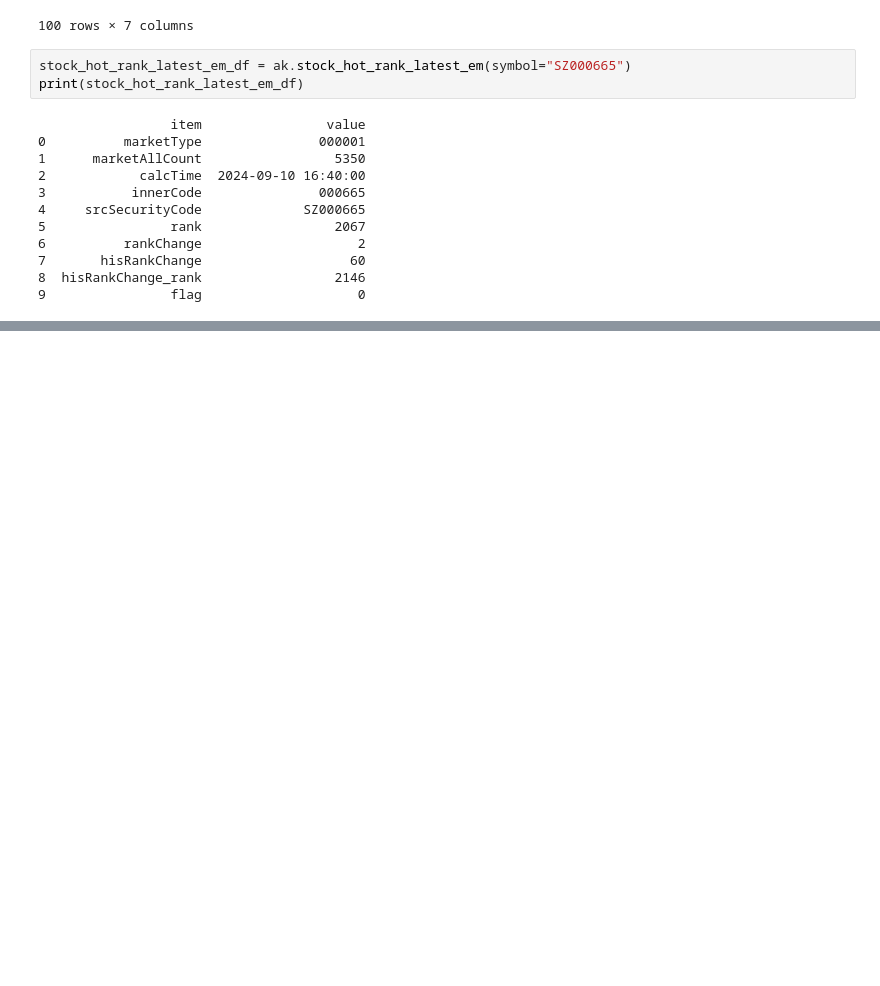
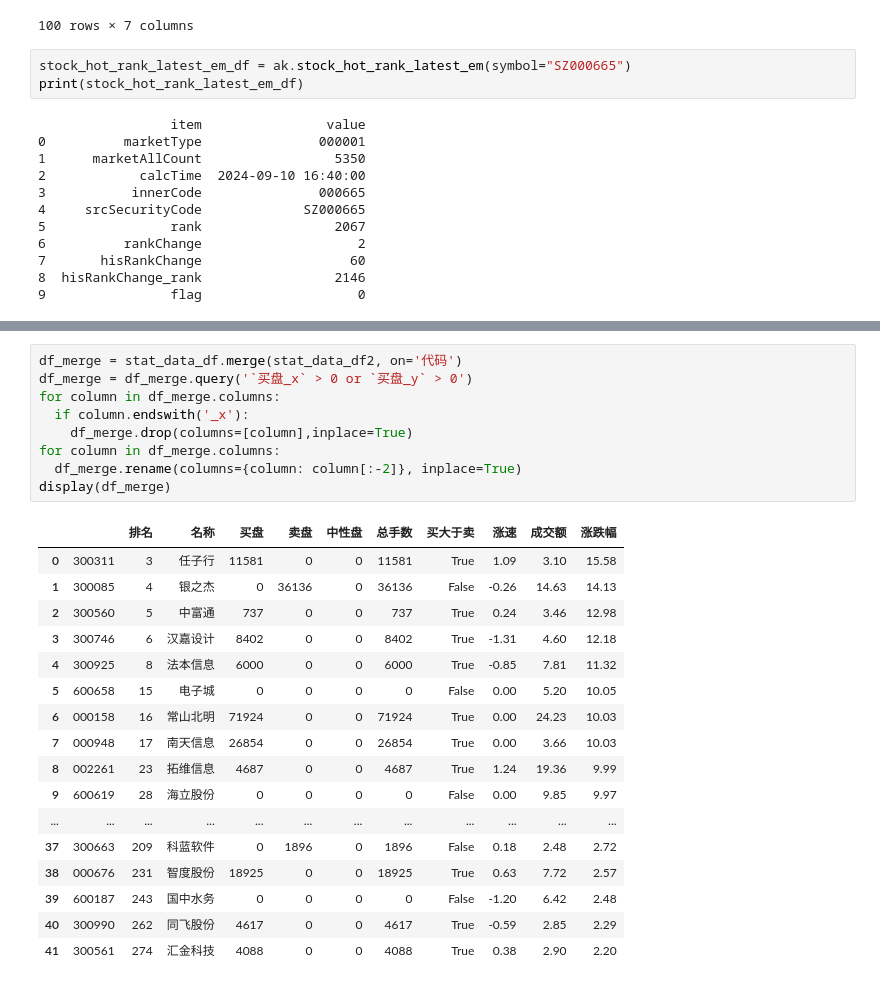
Before and after one commit to ten2net/Sequoia, a Jupyter notebook: 图灵甄选/turing_filter_for_a_stock/notebooks/bid_and_ask.ipynb, the cells around one changed output, grey strips where cells are left out. Drawn from its saved outputs; the diff is of its cells as text; blank space fills up the shorter version.

```diff
--- a/图灵甄选/turing_filter_for_a_stock/notebooks/bid_and_ask.ipynb
+++ b/图灵甄选/turing_filter_for_a_stock/notebooks/bid_and_ask.ipynb
@@ -115,0 +347,27 @@ for symbol in symbols:
+# %%
+df_merge = stat_data_df.merge(stat_data_df2, on='代码')
+df_merge = df_merge.query('`买盘_x` > 0 or `买盘_y` > 0')
+for column in df_merge.columns:
+  if column.endswith('_x'):
+    df_merge.drop(columns=[column],inplace=True)
+for column in df_merge.columns:
+  df_merge.rename(columns={column: column[:-2]}, inplace=True)
+display(df_merge)
+# %% [output]
+|  |  | 排名 | 名称 | 买盘 | 卖盘 | 中性盘 | 总手数 | 买大于卖 | 涨速 | 成交额 | 涨跌幅 |
+| 0 | 300311 | 3 | 任子行 | 11581 | 0 | 0 | 11581 | True | 1.09 | 3.10 | 15.58 |
+| 1 | 300085 | 4 | 银之杰 | 0 | 36136 | 0 | 36136 | False | -0.26 | 14.63 | 14.13 |
+| 2 | 300560 | 5 | 中富通 | 737 | 0 | 0 | 737 | True | 0.24 | 3.46 | 12.98 |
+| 3 | 300746 | 6 | 汉嘉设计 | 8402 | 0 | 0 | 8402 | True | -1.31 | 4.60 | 12.18 |
+| 4 | 300925 | 8 | 法本信息 | 6000 | 0 | 0 | 6000 | True | -0.85 | 7.81 | 11.32 |
+| 5 | 600658 | 15 | 电子城 | 0 | 0 | 0 | 0 | False | 0.00 | 5.20 | 10.05 |
+| 6 | 000158 | 16 | 常山北明 | 71924 | 0 | 0 | 71924 | True | 0.00 | 24.23 | 10.03 |
+| 7 | 000948 | 17 | 南天信息 | 26854 | 0 | 0 | 26854 | True | 0.00 | 3.66 | 10.03 |
+| 8 | 002261 | 23 | 拓维信息 | 4687 | 0 | 0 | 4687 | True | 1.24 | 19.36 | 9.99 |
+| 9 | 600619 | 28 | 海立股份 | 0 | 0 | 0 | 0 | False | 0.00 | 9.85 | 9.97 |
+| ... | ... | ... | ... | ... | ... | ... | ... | ... | ... | ... | ... |
+| 37 | 300663 | 209 | 科蓝软件 | 0 | 1896 | 0 | 1896 | False | 0.18 | 2.48 | 2.72 |
+| 38 | 000676 | 231 | 智度股份 | 18925 | 0 | 0 | 18925 | True | 0.63 | 7.72 | 2.57 |
+| 39 | 600187 | 243 | 国中水务 | 0 | 0 | 0 | 0 | False | -1.20 | 6.42 | 2.48 |
+| 40 | 300990 | 262 | 同飞股份 | 4617 | 0 | 0 | 4617 | True | -0.59 | 2.85 | 2.29 |
+| 41 | 300561 | 274 | 汇金科技 | 4088 | 0 | 0 | 4088 | True | 0.38 | 2.90 | 2.20 |
```
Also changed, not shown: parts of 14 cells of this notebook, 2 other files.
